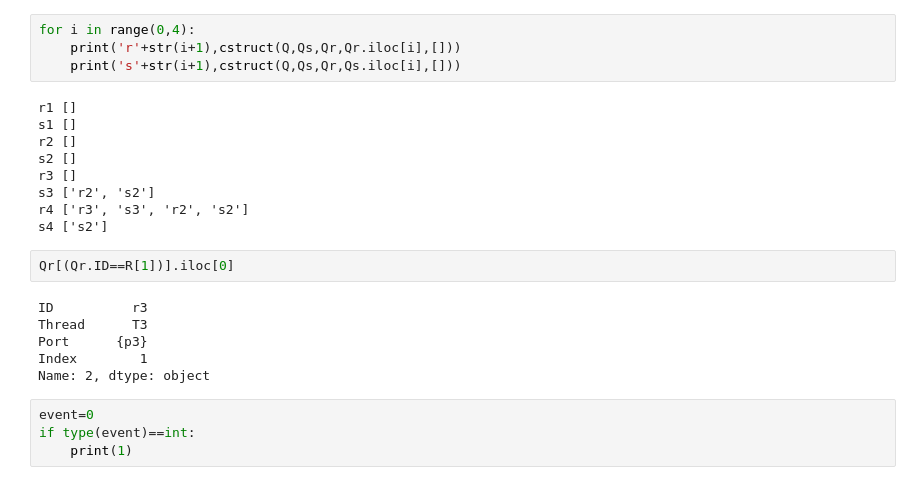
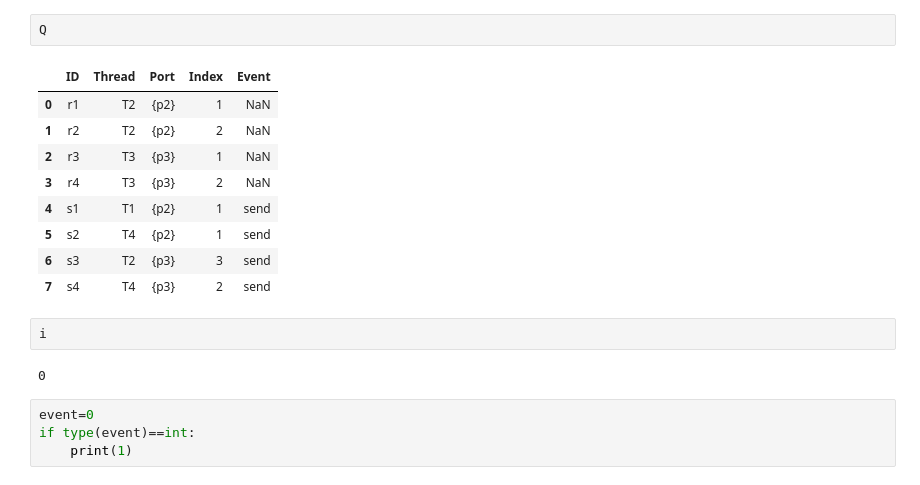
Before and after one commit to fswu0831/RTOS_sample_Algorithm, a Jupyter notebook: Construct-Race-Table.ipynb, the cells around one changed output. Cells and saved outputs as stored; diff of their text form.

```diff
--- a/Construct-Race-Table.ipynb
+++ b/Construct-Race-Table.ipynb
@@ -171,24 +217,19 @@ cstruct(Q,Qs,Qr,Qr.iloc[3],[])
-# %%
-for i in range(0,4):
-    print('r'+str(i+1),cstruct(Q,Qs,Qr,Qr.iloc[i],[]))
-    print('s'+str(i+1),cstruct(Q,Qs,Qr,Qs.iloc[i],[]))
-# %% [output]
-r1 []
-s1 []
-r2 []
-s2 []
-r3 []
-s3 ['r2', 's2']
-r4 ['r3', 's3', 'r2', 's2']
-s4 ['s2']
-# %%
-Qr[(Qr.ID==R[1])].iloc[0]
-# %% [output]
-ID          r3
-Thread      T3
-Port      {p3}
-Index        1
-Name: 2, dtype: object
+# %%
+Q
+# %% [output]
+|  | ID | Thread | Port | Index | Event |
+| 0 | r1 | T2 | {p2} | 1 | NaN |
+| 1 | r2 | T2 | {p2} | 2 | NaN |
+| 2 | r3 | T3 | {p3} | 1 | NaN |
+| 3 | r4 | T3 | {p3} | 2 | NaN |
+| 4 | s1 | T1 | {p2} | 1 | send |
+| 5 | s2 | T4 | {p2} | 1 | send |
+| 6 | s3 | T2 | {p3} | 3 | send |
+| 7 | s4 | T4 | {p3} | 2 | send |
+# %%
+i
+# %% [output]
+0
 # %%
 event=0
 if type(event)==int:
```
Also changed, not shown: parts of 13 cells of this notebook.
